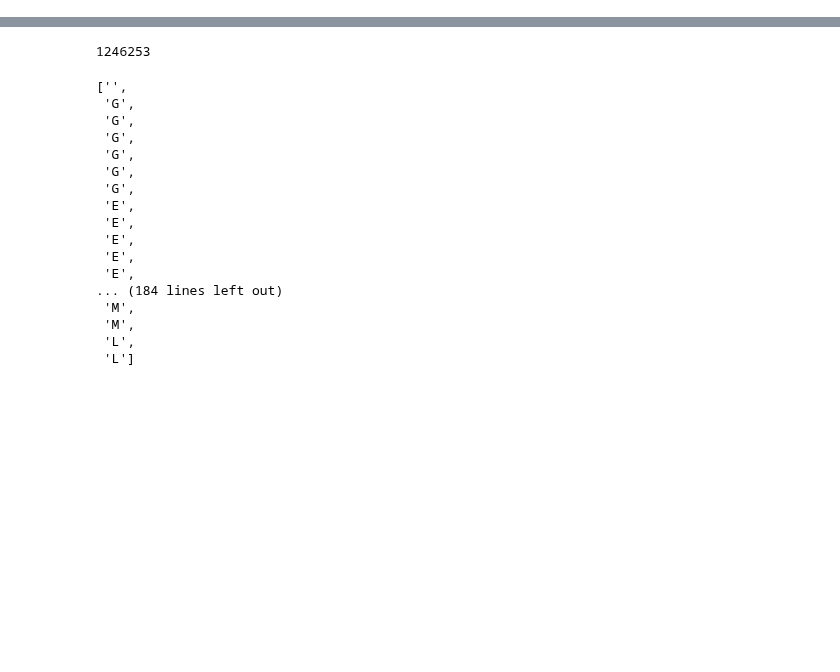
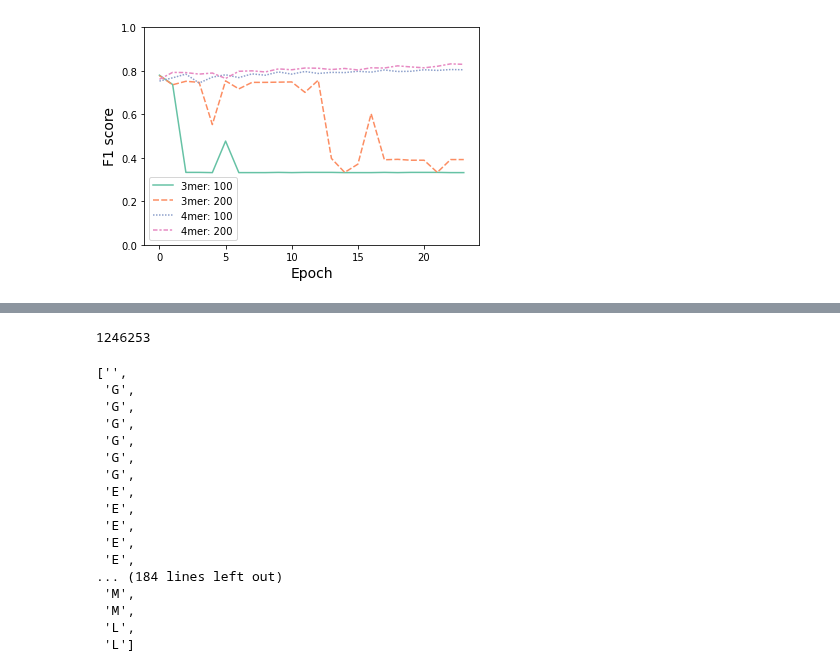
Before and after one commit to caocao0525/NSP, a Jupyter notebook: sandbox_incl_result_analysis.ipynb, the cells around one changed output, grey strips where cells are left out. Cells and saved outputs as stored; diff of their text form; code cells hidden in the pictures; blank space fills up the shorter version.

```diff
--- a/sandbox_incl_result_analysis.ipynb
+++ b/sandbox_incl_result_analysis.ipynb
@@ -9,0 +61,10 @@ import itertools
+# %%
+fig=plt.figure(figsize=(6,4))
+p=sns.lineplot(data=eval34_f1, palette="Set2")
+p.set_ylim([0.0,1.0])
+p.set_ylabel("F1 score", fontsize=14)
+p.set_xlabel("Epoch", fontsize=14)
+plt.legend(loc="lower left")
+plt.show()
+# %% [output]
+[figure, added]
```
Also changed, not shown: parts of 17 cells of this notebook, 1 other file.
